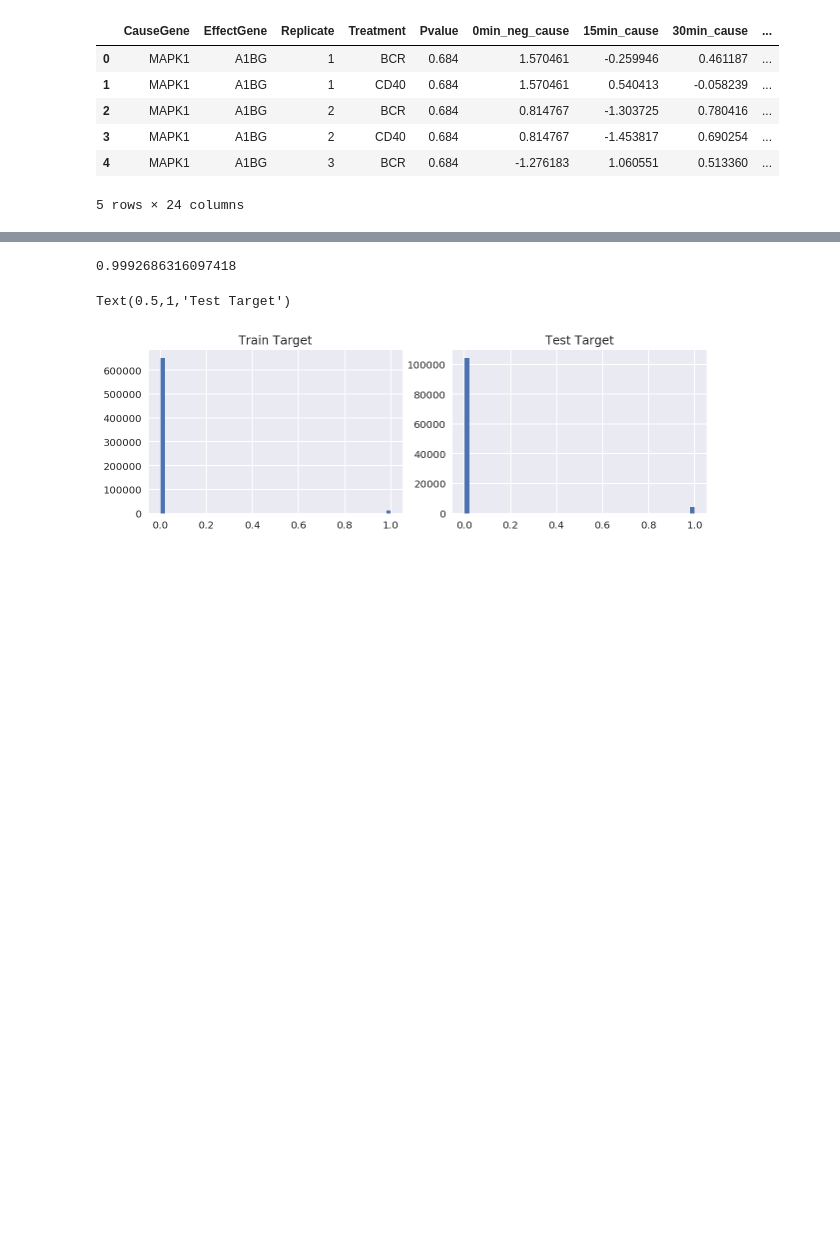
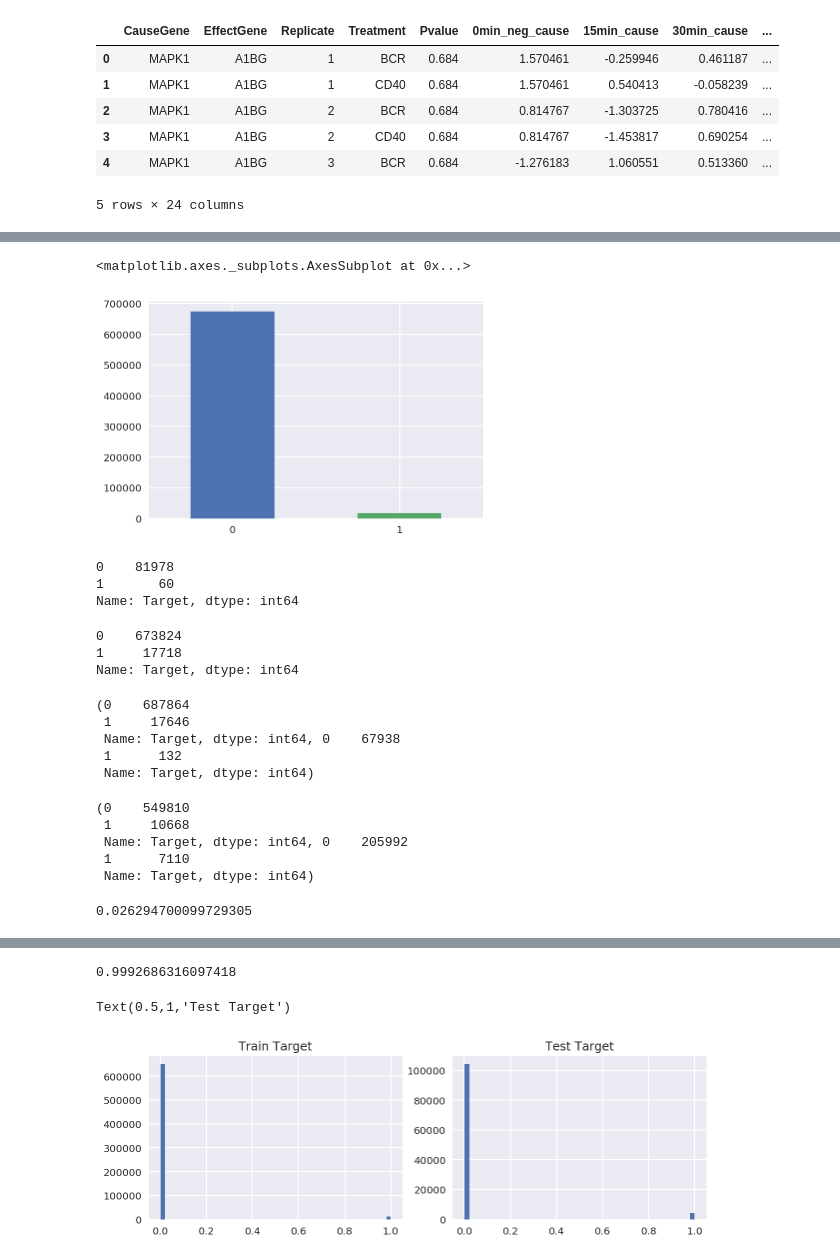
Before and after one commit to Robert-Aduviri/genomic-causality-prediction, a Jupyter notebook: Step 1 - Validation.ipynb, the cells around one changed output, grey strips where cells are left out. Saved outputs shown, nothing was run; the diff lists cells and outputs as text; code cells hidden in the pictures; blank space fills up the shorter version.

```diff
--- a/Step 1 - Validation.ipynb
+++ b/Step 1 - Validation.ipynb
@@ -96,0 +190,37 @@ Text(0.5,1,'Test Pvalues')
+# %%
+train['Target'].value_counts().plot.bar(rot=0)
+# %% [output]
+<matplotlib.axes._subplots.AxesSubplot at 0x...>
+[figure, added]
+# %%
+test['Target'].value_counts()
+# %% [output]
+0    81978
+1       60
+Name: Target, dtype: int64
+# %%
+train['Target'].value_counts()
+# %% [output]
+0    673824
+1     17718
+Name: Target, dtype: int64
+# %%
+train['Target'].value_counts(), test['Target'].value_counts()
+# %% [output]
+(0    687864
+ 1     17646
+ Name: Target, dtype: int64, 0    67938
+ 1      132
+ Name: Target, dtype: int64)
+# %%
+train['Target'].value_counts(), test['Target'].value_counts()
+# %% [output]
+(0    549810
+ 1     10668
+ Name: Target, dtype: int64, 0    205992
+ 1      7110
+ Name: Target, dtype: int64)
+# %%
+17718 / 673824
+# %% [output]
+0.026294700099729305
```
Also changed, not shown: parts of 15 cells of this notebook.
